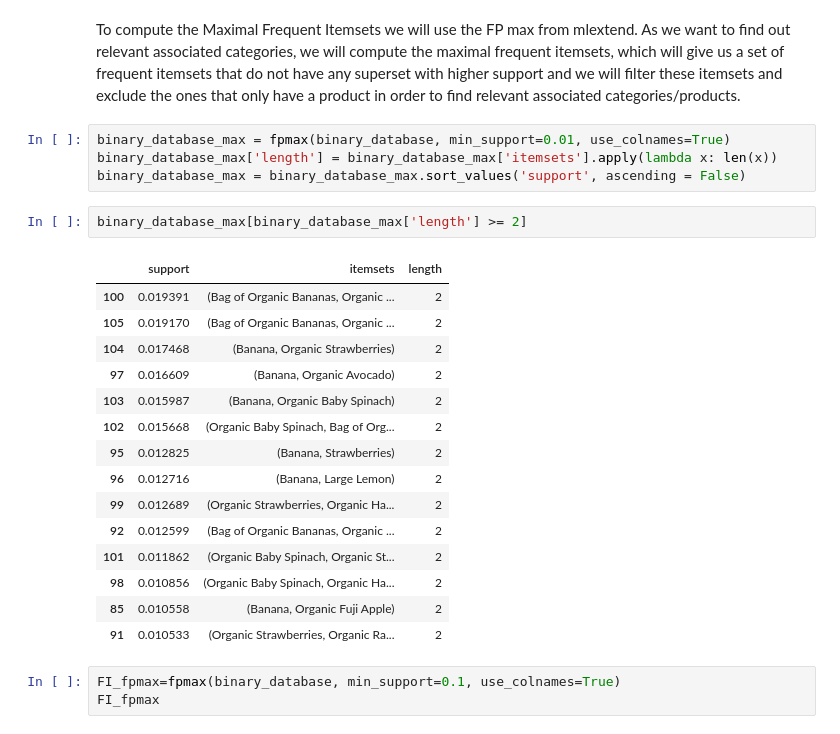
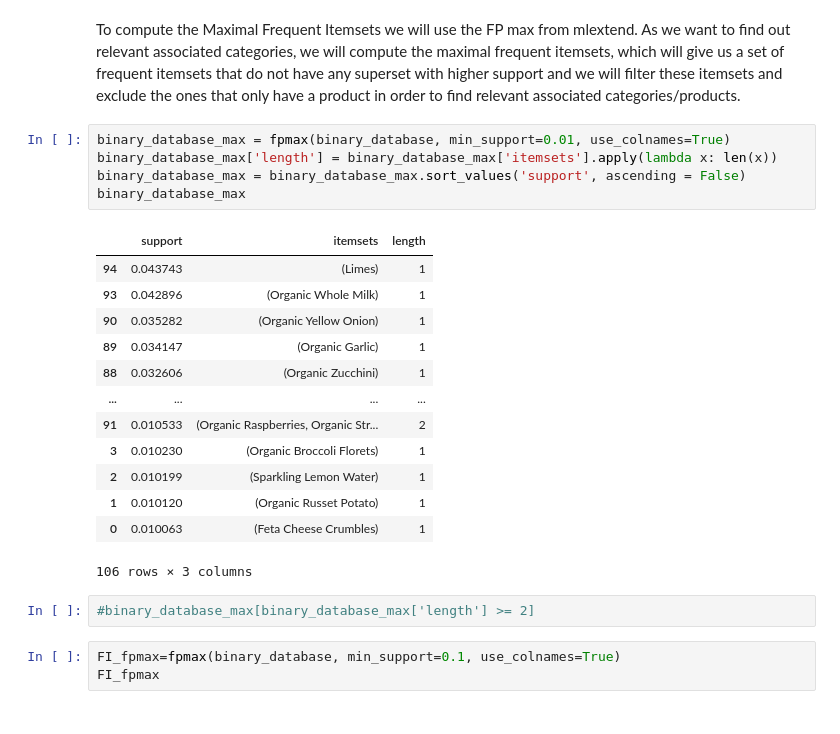
Before and after one commit to AntunesCSR/DM_Group_Project, a Jupyter notebook: HA2/data/Project2.ipynb, the cells around one changed output. Drawn from its saved outputs; the diff is of its cells as text.

```diff
--- a/HA2/data/Project2.ipynb
+++ b/HA2/data/Project2.ipynb
@@ -425,25 +425,24 @@ To compute the Maximal Frequent Itemsets we will use the FP max from mlextend. A
 # %%
 binary_database_max = fpmax(binary_database, min_support=0.01, use_colnames=True)
 binary_database_max['length'] = binary_database_max['itemsets'].apply(lambda x: len(x))
 binary_database_max = binary_database_max.sort_values('support', ascending = False)
+binary_database_max
+# %% [output]
+|  | support | itemsets | length |
+| 94 | 0.043743 | (Limes) | 1 |
+| 93 | 0.042896 | (Organic Whole Milk) | 1 |
+| 90 | 0.035282 | (Organic Yellow Onion) | 1 |
+| 89 | 0.034147 | (Organic Garlic) | 1 |
+| 88 | 0.032606 | (Organic Zucchini) | 1 |
+| ... | ... | ... | ... |
+| 91 | 0.010533 | (Organic Raspberries, Organic Str... | 2 |
+| 3 | 0.010230 | (Organic Broccoli Florets) | 1 |
+| 2 | 0.010199 | (Sparkling Lemon Water) | 1 |
+| 1 | 0.010120 | (Organic Russet Potato) | 1 |
+| 0 | 0.010063 | (Feta Cheese Crumbles) | 1 |
+106 rows × 3 columns
 # %%
-binary_database_max[binary_database_max['length'] >= 2]
+#binary_database_max[binary_database_max['length'] >= 2]
-# %% [output]
-|  | support | itemsets | length |
-| 100 | 0.019391 | (Bag of Organic Bananas, Organic ... | 2 |
-| 105 | 0.019170 | (Bag of Organic Bananas, Organic ... | 2 |
-| 104 | 0.017468 | (Banana, Organic Strawberries) | 2 |
-| 97 | 0.016609 | (Banana, Organic Avocado) | 2 |
-| 103 | 0.015987 | (Banana, Organic Baby Spinach) | 2 |
-| 102 | 0.015668 | (Organic Baby Spinach, Bag of Org... | 2 |
-| 95 | 0.012825 | (Banana, Strawberries) | 2 |
-| 96 | 0.012716 | (Banana, Large Lemon) | 2 |
-| 99 | 0.012689 | (Organic Strawberries, Organic Ha... | 2 |
-| 92 | 0.012599 | (Bag of Organic Bananas, Organic ... | 2 |
-| 101 | 0.011862 | (Organic Baby Spinach, Organic St... | 2 |
-| 98 | 0.010856 | (Organic Baby Spinach, Organic Ha... | 2 |
-| 85 | 0.010558 | (Banana, Organic Fuji Apple) | 2 |
-| 91 | 0.010533 | (Organic Strawberries, Organic Ra... | 2 |
 # %%
 FI_fpmax=fpmax(binary_database, min_support=0.1, use_colnames=True)
 FI_fpmax
```
Also changed, not shown: parts of 5 cells of this notebook.
